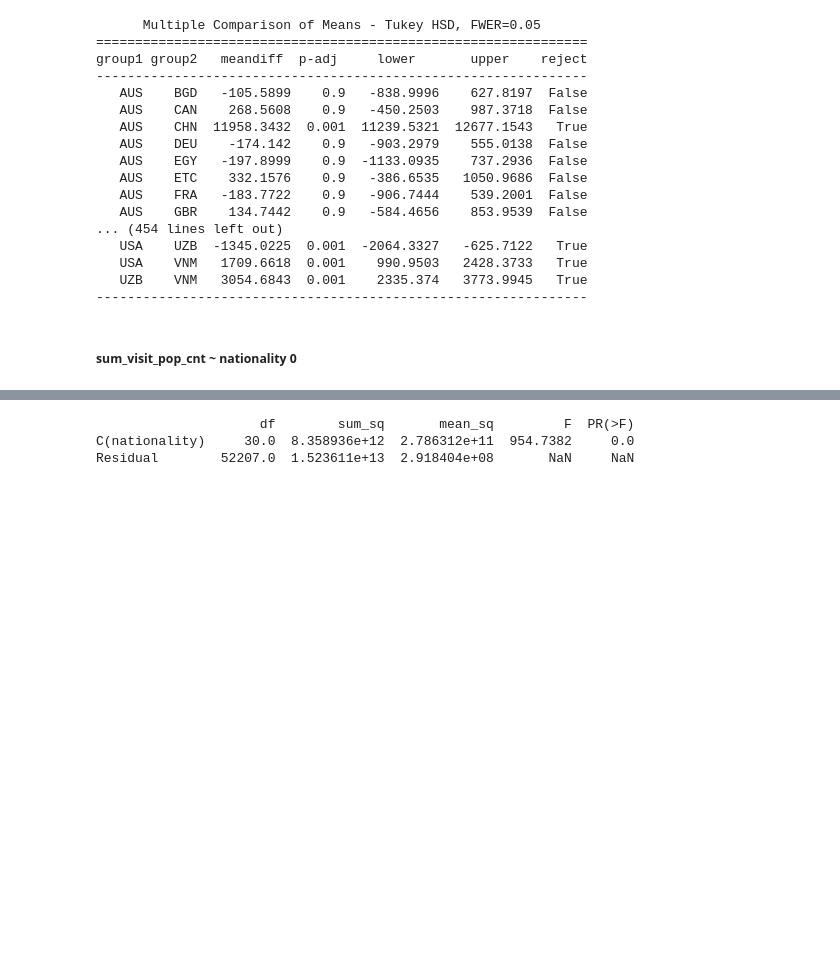
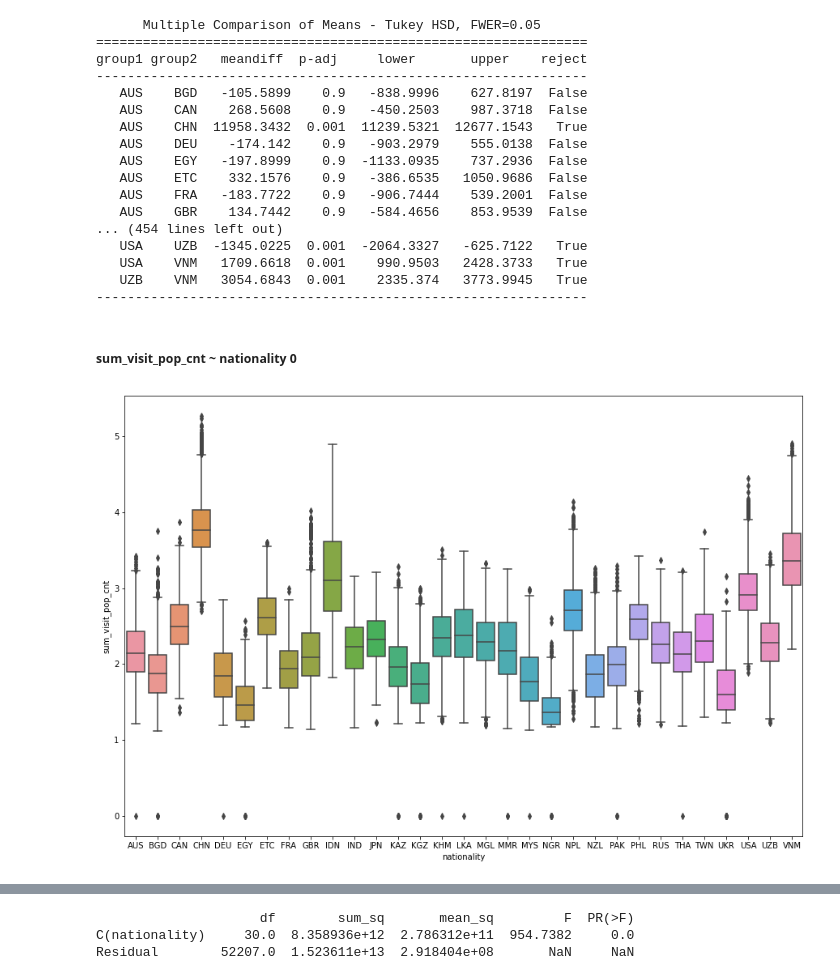
Before and after one commit to JISU1012/BigContest_2021, a Jupyter notebook: 분산분석.ipynb, the cells around one changed output, grey strips where cells are left out. Saved outputs shown, nothing was run; the diff lists cells and outputs as text; code cells hidden in the pictures; blank space fills up the shorter version.

```diff
--- a/분산분석.ipynb
+++ b/분산분석.ipynb
@@ -100,3 +400,15 @@ group1 group2   meandiff  p-adj     lower       upper    reject
 ---------------------------------------------------------------
 # %% [markdown]
 ##### sum_visit_pop_cnt ~ nationality  0
+# %%
+x = long_df['nationality']
+y = np.sqrt(np.sqrt(np.sqrt(long_df['sum_visit_pop_cnt'])))
+
+
+sns.boxplot(x, y, data=long_df)
+
+
+#plt.ylim(0,0.6)
+plt.show()
+# %% [output]
+[figure, added]
```
Also changed, not shown: parts of 37 cells of this notebook.
